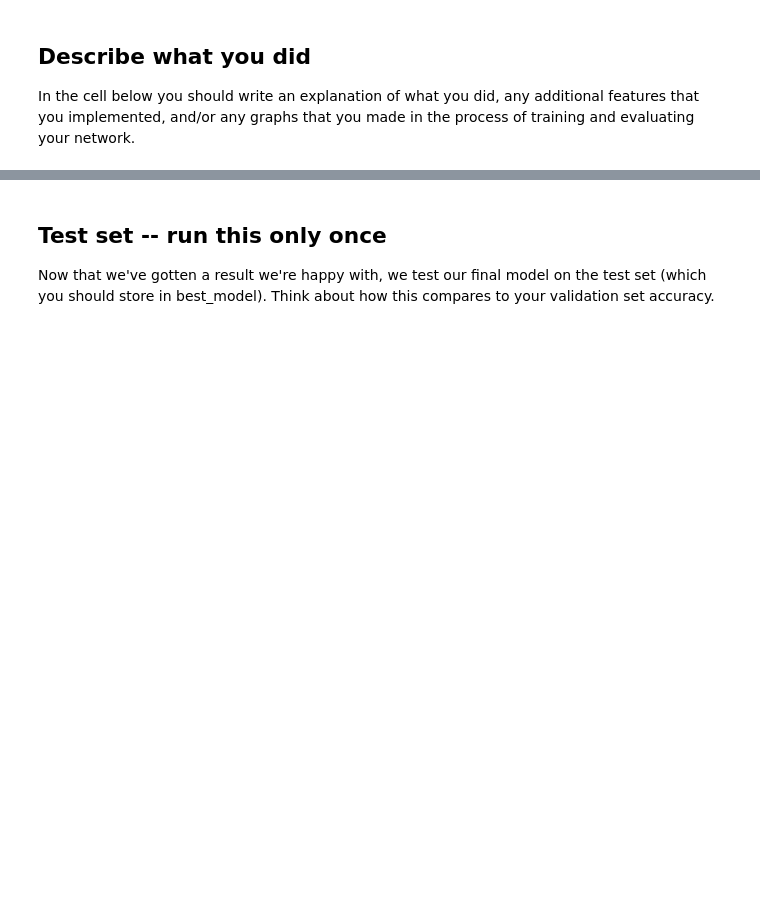
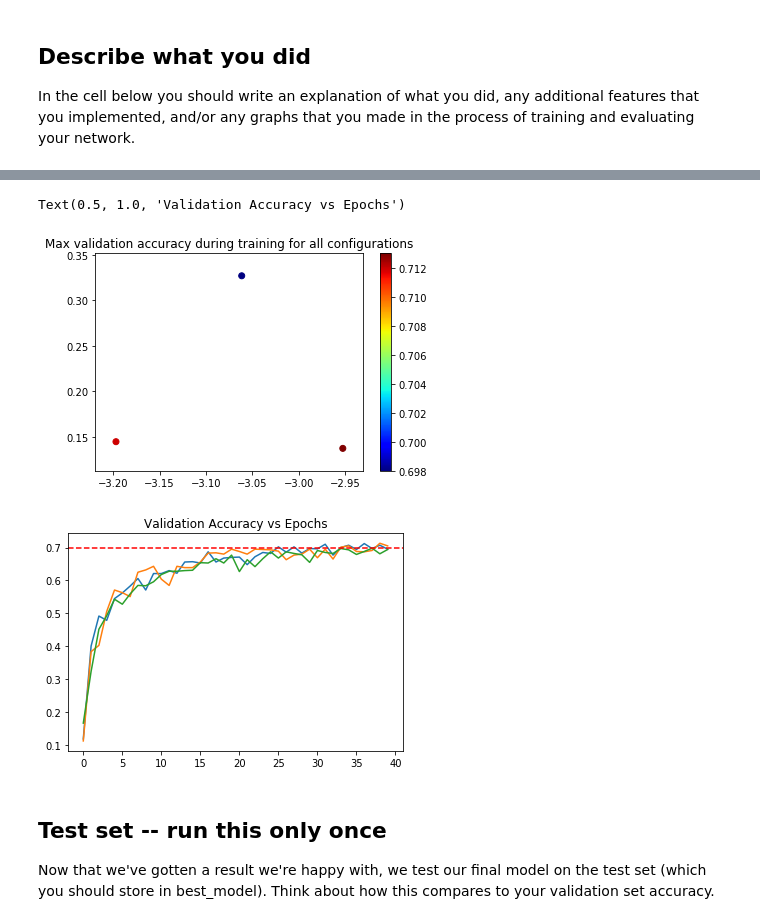
Before and after one commit to itaiperi/cs231n, a Jupyter notebook: assignment2/PyTorch.ipynb, the cells around one changed output, grey strips where cells are left out. Drawn from its saved outputs; the diff is of its cells as text; code cells hidden in the pictures; blank space fills up the shorter version.

```diff
--- a/assignment2/PyTorch.ipynb
+++ b/assignment2/PyTorch.ipynb
@@ -651,6 +657,7 @@ def check_accuracy_part34(loader, model):
             num_samples += preds.size(0)
         acc = float(num_correct) / num_samples
         print('Got %d / %d correct (%.2f)' % (num_correct, num_samples, 100 * acc))
+    return acc
 # %% [markdown]
 ### Module API: Training Loop
 We also use a slightly different training loop. Rather than updating the values of the weights ourselves, we use an Optimizer object from the `torch.optim` package, which abstract the notion of an optimization algorithm and provides implementations of most of the algorithms commonly used to optimize neural networks.
@@ -667,6 +674,7 @@ def train_part34(model, optimizer, epochs=1):
     Returns: Nothing, but prints model accuracies during training.
     """
     model = model.to(device=device)  # move the model parameters to CPU/GPU
+    accs = []
     for e in range(epochs):
         for t, (x, y) in enumerate(loader_train):
             model.train()  # put model to training mode
@@ -690,8 +698,10 @@ def train_part34(model, optimizer, epochs=1):
 
             if t % print_every == 0:
                 print('Iteration %d, loss = %.4f' % (t, loss.item()))
-                check_accuracy_part34(loader_val, model)
+                acc = check_accuracy_part34(loader_val, model)
+                accs.append(acc)
                 print()
+    return accs
 # %% [markdown]
 ### Module API: Train a Two-Layer Network
 Now we are ready to run the training loop. In contrast to part II, we don't explicitly allocate parameter tensors anymore.
@@ -971,3 +1047,28 @@ TODO: Describe what you did
+# %%
+import matplotlib.pyplot as plt
+lrs = [config[0] for config in sorted(configs.keys())]
+dropouts = [config[1] for config in sorted(configs.keys())]
+nums_filters = [config[2] for config in sorted(configs.keys())]
+nums_convs = [config[3] for config in sorted(configs.keys())]
+
+val_accs = [max(configs[config][1]) for config in sorted(configs.keys())]
+
+plt.figure()
+plt.title('Max validation accuracy during training for all configurations')
+plt.scatter(np.log10(lrs), dropouts, c=val_accs, cmap='jet')
+plt.colorbar()
+
+plt.figure()
+legend = []
+for config, (config_model, val_accs) in configs.items():
+  legend.append(config)
+  plt.plot(range(len(val_accs)), val_accs)
+plt.axhline(y=0.7, linestyle='--', color='r')
+plt.title('Validation Accuracy vs Epochs')
+# %% [output]
+Text(0.5, 1.0, 'Validation Accuracy vs Epochs')
+[figure, added]
+[figure, added]
 # %% [markdown]
 ## Test set -- run this only once
 
```
Also changed, not shown: parts of 12 cells of this notebook.
